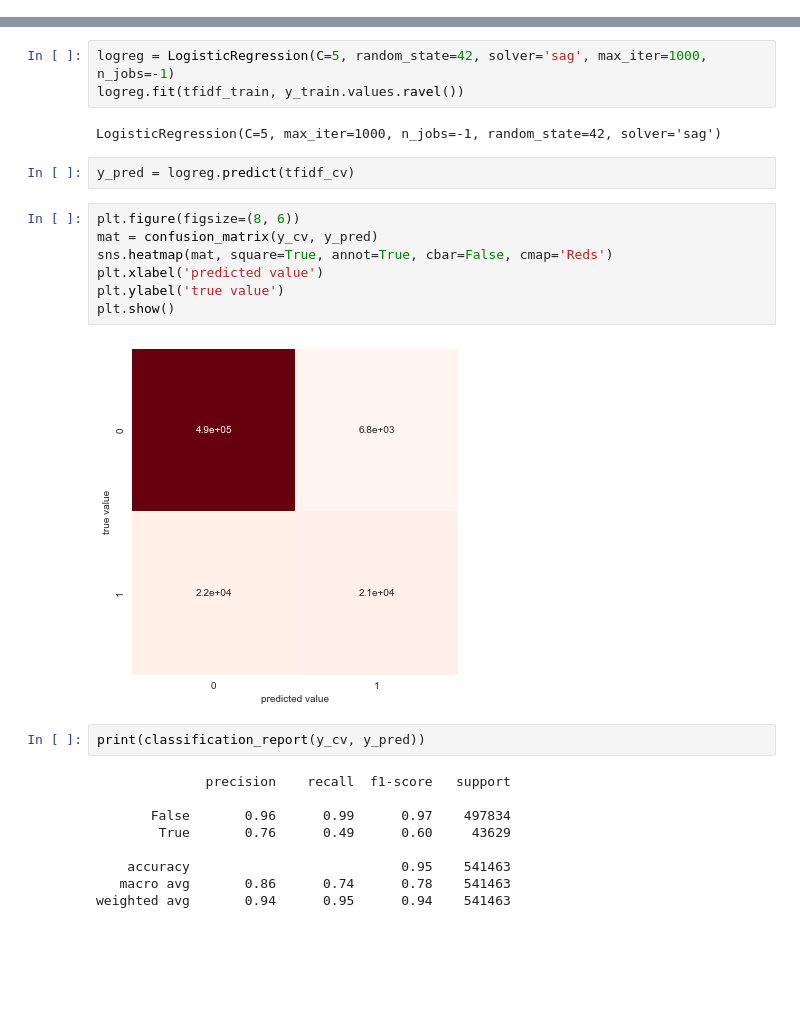
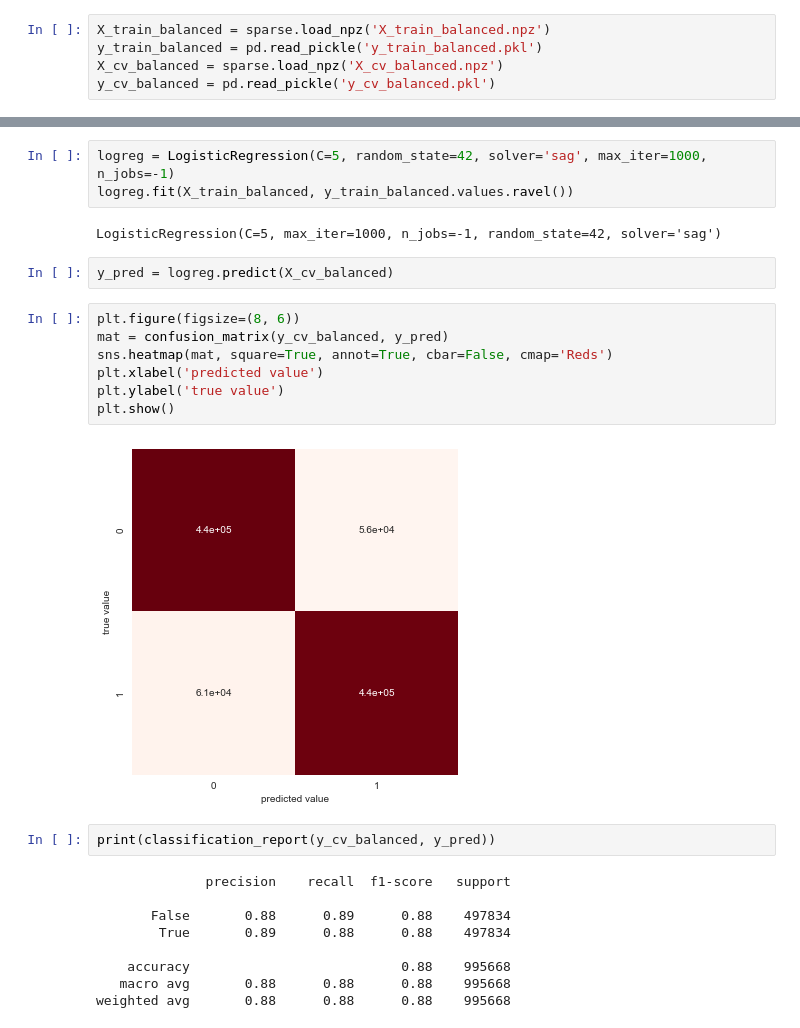
Before and after one commit to dvh549/Text_Mining, a Jupyter notebook: Toxic Comments.ipynb, the cells around one changed output, grey strips where cells are left out. Cells and saved outputs as stored; diff of their text form; blank space fills up the shorter version.

```diff
--- a/Toxic Comments.ipynb
+++ b/Toxic Comments.ipynb
@@ -736,0 +755,5 @@ tfidf_test = sparse.load_npz('tfidf_test.npz')
+# %%
+X_train_balanced = sparse.load_npz('X_train_balanced.npz')
+y_train_balanced = pd.read_pickle('y_train_balanced.pkl')
+X_cv_balanced = sparse.load_npz('X_cv_balanced.npz')
+y_cv_balanced = pd.read_pickle('y_cv_balanced.pkl')
@@ -745,29 +782,29 @@ from sklearn.metrics import roc_curve, roc_auc_score
 from sklearn.linear_model import LogisticRegression
 # %%
 logreg = LogisticRegression(C=5, random_state=42, solver='sag', max_iter=1000, n_jobs=-1)
-logreg.fit(tfidf_train, y_train.values.ravel())
+logreg.fit(X_train_balanced, y_train_balanced.values.ravel())
 # %% [output]
 LogisticRegression(C=5, max_iter=1000, n_jobs=-1, random_state=42, solver='sag')
 # %%
-y_pred = logreg.predict(tfidf_cv)
+y_pred = logreg.predict(X_cv_balanced)
 # %%
 plt.figure(figsize=(8, 6))
-mat = confusion_matrix(y_cv, y_pred)
+mat = confusion_matrix(y_cv_balanced, y_pred)
 sns.heatmap(mat, square=True, annot=True, cbar=False, cmap='Reds')
 plt.xlabel('predicted value')
 plt.ylabel('true value')
 plt.show()
 # %% [output]
-[figure, old version]
+[figure, new version]
 # %%
-print(classification_report(y_cv, y_pred))
+print(classification_report(y_cv_balanced, y_pred))
 # %% [output]
               precision    recall  f1-score   support
 
-       False       0.96      0.99      0.97    497834
-        True       0.76      0.49      0.60     43629
+       False       0.88      0.89      0.88    497834
+        True       0.89      0.88      0.88    497834
 
-    accuracy                           0.95    541463
-   macro avg       0.86      0.74      0.78    541463
-weighted avg       0.94      0.95      0.94    541463
+    accuracy                           0.88    995668
+   macro avg       0.88      0.88      0.88    995668
+weighted avg       0.88      0.88      0.88    995668
 # %%
```
Also changed, not shown: parts of 10 cells of this notebook, 1 other file.
